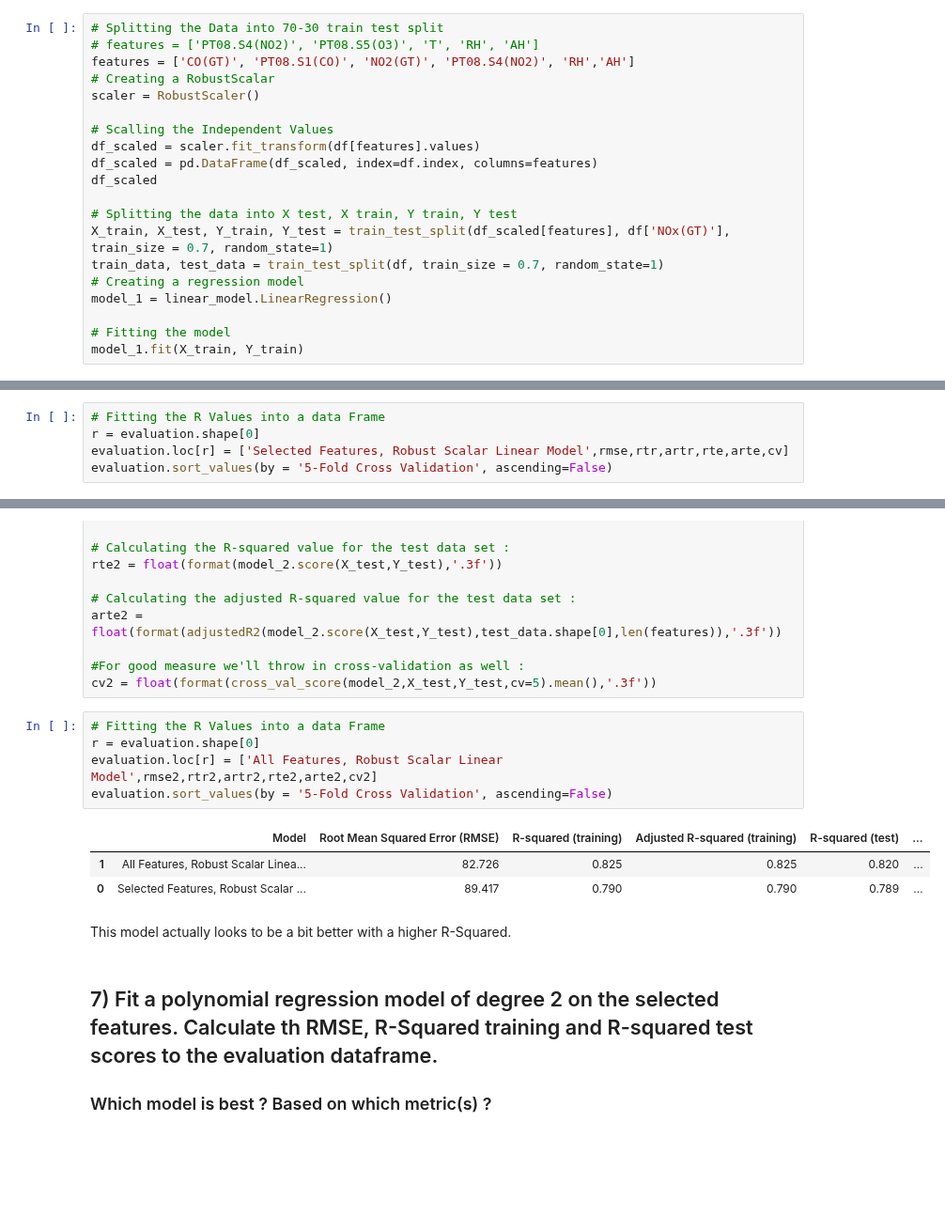
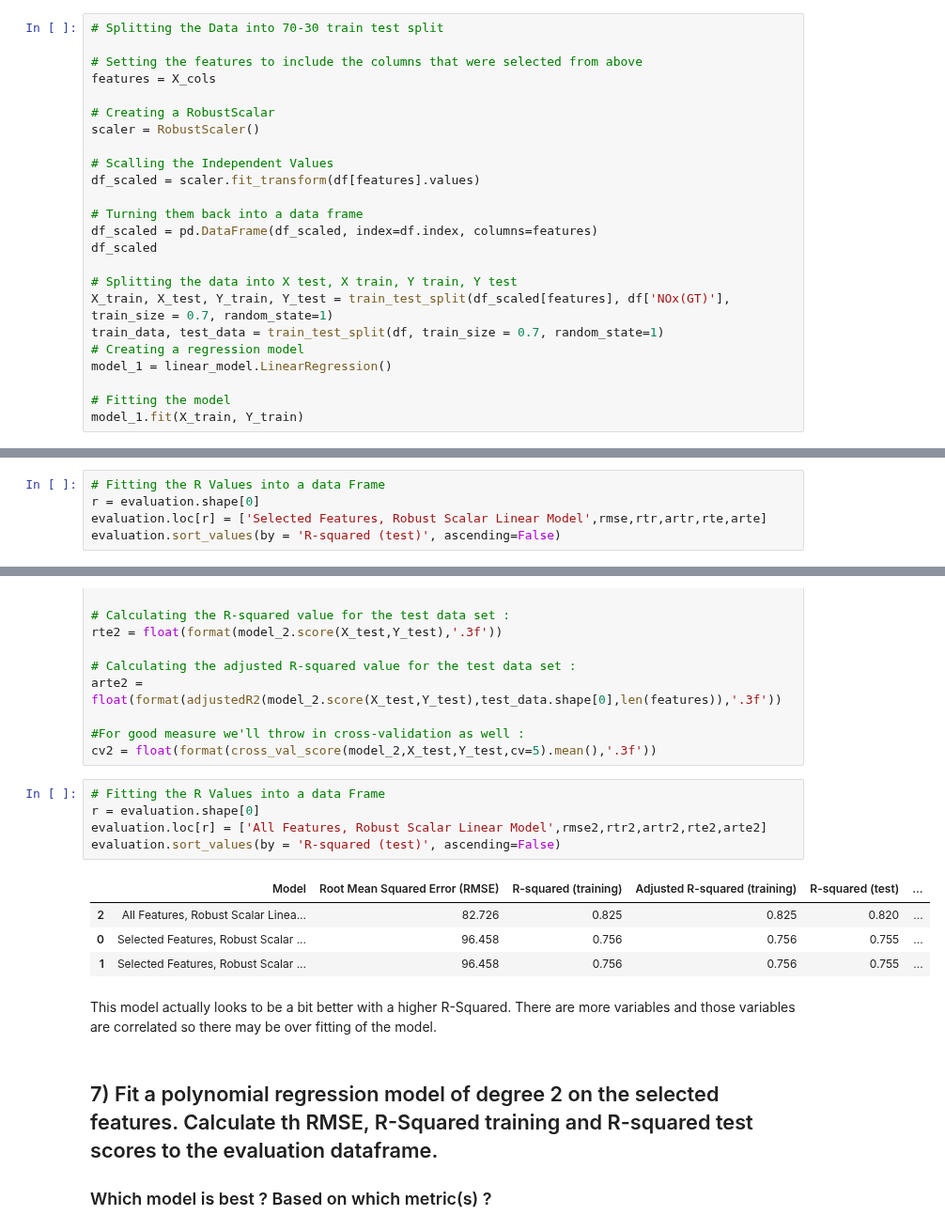
Before and after one commit to DuncanFerguson/GITHUB_REPOSITORY, a Jupyter notebook: DU_MSDS/Data Science Tools 2/HW6/homework6_Duncan_Ferguson_v3.ipynb, the cells around one changed output, grey strips where cells are left out. Shown at 94% size. Drawn from its saved outputs; the diff is of its cells as text; blank space fills up the shorter version.

```diff
--- a/DU_MSDS/Data Science Tools 2/HW6/homework6_Duncan_Ferguson_v3.ipynb
+++ b/DU_MSDS/Data Science Tools 2/HW6/homework6_Duncan_Ferguson_v3.ipynb
@@ -358,13 +358,17 @@ evaluation = pd.DataFrame({'Model': [],
                            'Adjusted R-squared (test)': []})
 # %%
 # Splitting the Data into 70-30 train test split
-# features = ['PT08.S4(NO2)', 'PT08.S5(O3)', 'T', 'RH', 'AH']
-features = ['CO(GT)', 'PT08.S1(CO)', 'NO2(GT)', 'PT08.S4(NO2)', 'RH','AH']
+
+# Setting the features to include the columns that were selected from above
+features = X_cols
+
 # Creating a RobustScalar
 scaler = RobustScaler()
 
 # Scalling the Independent Values
 df_scaled = scaler.fit_transform(df[features].values)
+
+# Turning them back into a data frame
 df_scaled = pd.DataFrame(df_scaled, index=df.index, columns=features)
 df_scaled
 
@@ -436,7 +436,7 @@ cv = float(format(cross_val_score(model_1,X_test,Y_test,cv=5).mean(),'.3f'))
 # %%
 # Fitting the R Values into a data Frame
 r = evaluation.shape[0]
-evaluation.loc[r] = ['Selected Features, Robust Scalar Linear Model',rmse,rtr,artr,rte,arte,cv]
-evaluation.sort_values(by = '5-Fold Cross Validation', ascending=False)
+evaluation.loc[r] = ['Selected Features, Robust Scalar Linear Model',rmse,rtr,artr,rte,arte]
+evaluation.sort_values(by = 'R-squared (test)', ascending=False)
 # %% [output]
 |  | Model | Root Mean Squared Error (RMSE) | R-squared (training) | Adjusted R-squared (training) | R-squared (test) | ... |
@@ -541,14 +541,15 @@ cv2 = float(format(cross_val_score(model_2,X_test,Y_test,cv=5).mean(),'.3f'))
 # %%
 # Fitting the R Values into a data Frame
 r = evaluation.shape[0]
-evaluation.loc[r] = ['All Features, Robust Scalar Linear Model',rmse2,rtr2,artr2,rte2,arte2,cv2]
-evaluation.sort_values(by = '5-Fold Cross Validation', ascending=False)
+evaluation.loc[r] = ['All Features, Robust Scalar Linear Model',rmse2,rtr2,artr2,rte2,arte2]
+evaluation.sort_values(by = 'R-squared (test)', ascending=False)
 # %% [output]
 |  | Model | Root Mean Squared Error (RMSE) | R-squared (training) | Adjusted R-squared (training) | R-squared (test) | ... |
-| 1 | All Features, Robust Scalar Linea... | 82.726 | 0.825 | 0.825 | 0.820 | ... |
-| 0 | Selected Features, Robust Scalar ... | 89.417 | 0.790 | 0.790 | 0.789 | ... |
+| 2 | All Features, Robust Scalar Linea... | 82.726 | 0.825 | 0.825 | 0.820 | ... |
+| 0 | Selected Features, Robust Scalar ... | 96.458 | 0.756 | 0.756 | 0.755 | ... |
+| 1 | Selected Features, Robust Scalar ... | 96.458 | 0.756 | 0.756 | 0.755 | ... |
 # %% [markdown]
-This model actually looks to be a bit better with a higher R-Squared.
+This model actually looks to be a bit better with a higher R-Squared. There are more variables and those variables are correlated so there may be over fitting of the model.
 # %% [markdown]
 ## 7) Fit a polynomial regression model of degree 2 on the selected features. Calculate th RMSE, R-Squared training and R-squared test scores to the evaluation dataframe.
 
```
Also changed, not shown: parts of 14 cells of this notebook.
